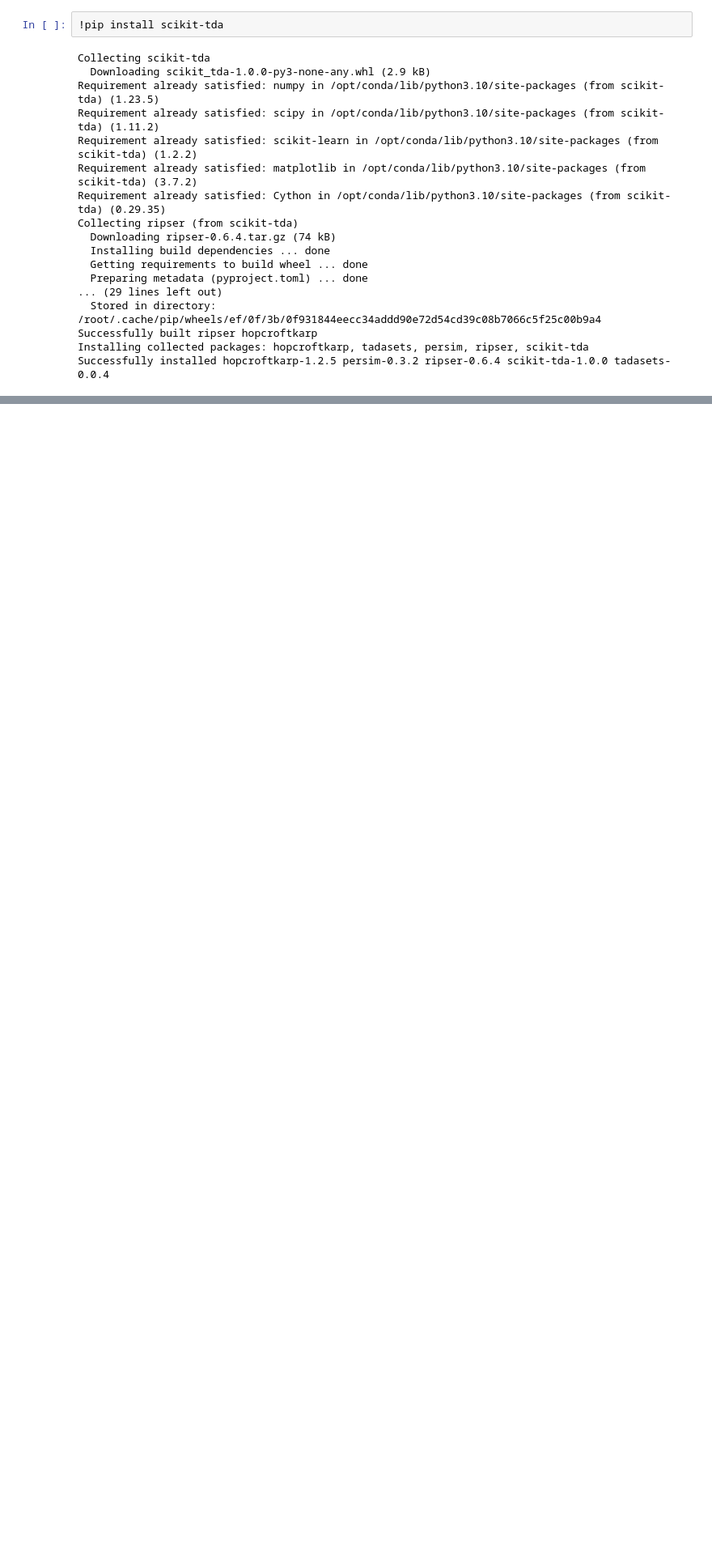
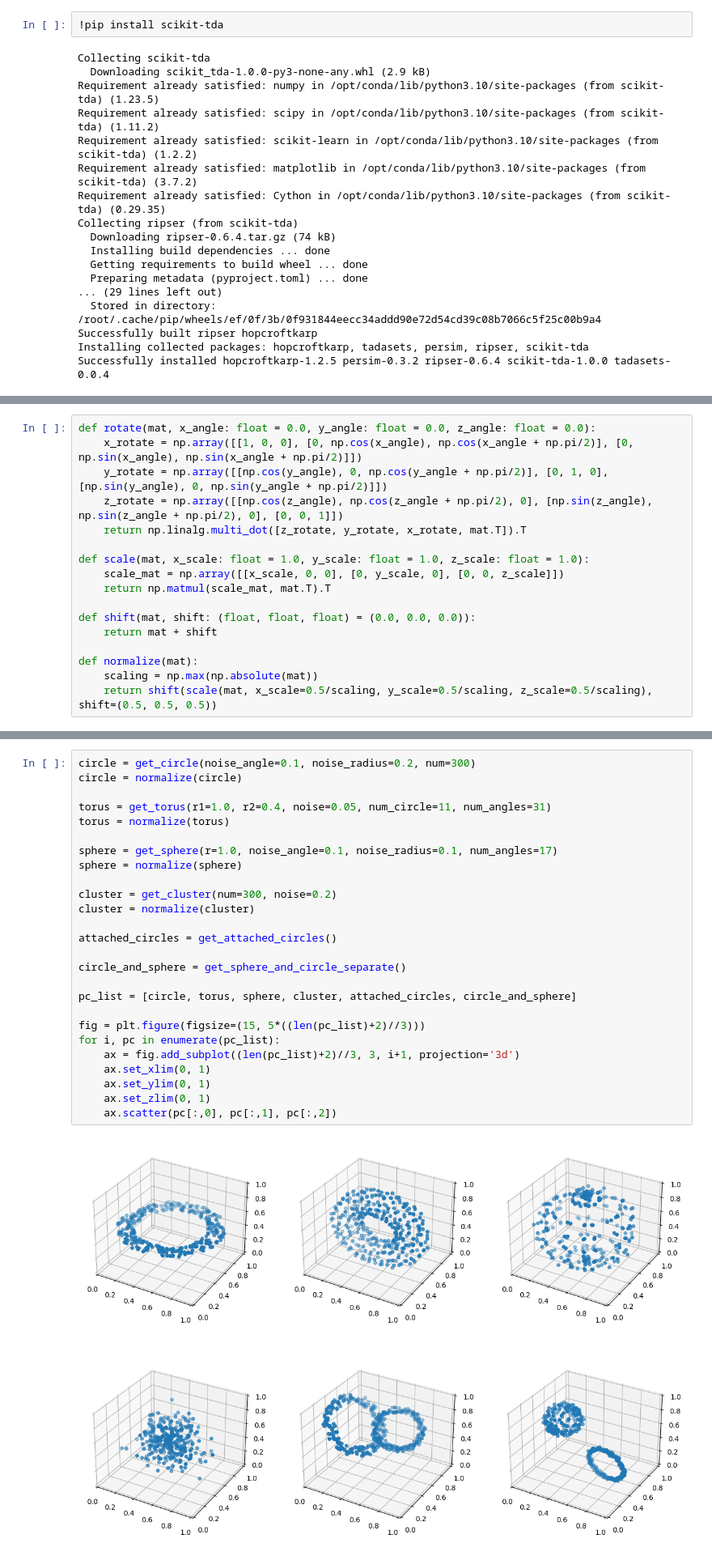
Before and after one commit to VillePuuska/KaggleExamples, a Jupyter notebook: tda-examples-mapper.ipynb, the cells around one changed output, grey strips where cells are left out. Shown: that part at 81% size. Cells and saved outputs as stored; diff of their text form; blank space fills up the shorter version.

```diff
--- a/tda-examples-mapper.ipynb
+++ b/tda-examples-mapper.ipynb
@@ -30,0 +39,17 @@ output_dir = "/kaggle/working"
+# %%
+def rotate(mat, x_angle: float = 0.0, y_angle: float = 0.0, z_angle: float = 0.0):
+    x_rotate = np.array([[1, 0, 0], [0, np.cos(x_angle), np.cos(x_angle + np.pi/2)], [0, np.sin(x_angle), np.sin(x_angle + np.pi/2)]])
+    y_rotate = np.array([[np.cos(y_angle), 0, np.cos(y_angle + np.pi/2)], [0, 1, 0], [np.sin(y_angle), 0, np.sin(y_angle + np.pi/2)]])
+    z_rotate = np.array([[np.cos(z_angle), np.cos(z_angle + np.pi/2), 0], [np.sin(z_angle), np.sin(z_angle + np.pi/2), 0], [0, 0, 1]])
+    return np.linalg.multi_dot([z_rotate, y_rotate, x_rotate, mat.T]).T
+
+def scale(mat, x_scale: float = 1.0, y_scale: float = 1.0, z_scale: float = 1.0):
+    scale_mat = np.array([[x_scale, 0, 0], [0, y_scale, 0], [0, 0, z_scale]])
+    return np.matmul(scale_mat, mat.T).T
+
+def shift(mat, shift: (float, float, float) = (0.0, 0.0, 0.0)):
+    return mat + shift
+
+def normalize(mat):
+    scaling = np.max(np.absolute(mat))
+    return shift(scale(mat, x_scale=0.5/scaling, y_scale=0.5/scaling, z_scale=0.5/scaling), shift=(0.5, 0.5, 0.5))
@@ -30,0 +150,28 @@ output_dir = "/kaggle/working"
+# %%
+circle = get_circle(noise_angle=0.1, noise_radius=0.2, num=300)
+circle = normalize(circle)
+
+torus = get_torus(r1=1.0, r2=0.4, noise=0.05, num_circle=11, num_angles=31)
+torus = normalize(torus)
+
+sphere = get_sphere(r=1.0, noise_angle=0.1, noise_radius=0.1, num_angles=17)
+sphere = normalize(sphere)
+
+cluster = get_cluster(num=300, noise=0.2)
+cluster = normalize(cluster)
+
+attached_circles = get_attached_circles()
+
+circle_and_sphere = get_sphere_and_circle_separate()
+
+pc_list = [circle, torus, sphere, cluster, attached_circles, circle_and_sphere]
+
+fig = plt.figure(figsize=(15, 5*((len(pc_list)+2)//3)))
+for i, pc in enumerate(pc_list):
+    ax = fig.add_subplot((len(pc_list)+2)//3, 3, i+1, projection='3d')
+    ax.set_xlim(0, 1)
+    ax.set_ylim(0, 1)
+    ax.set_zlim(0, 1)
+    ax.scatter(pc[:,0], pc[:,1], pc[:,2])
+# %% [output]
+[figure, added]
```
Also changed, not shown: parts of 8 cells of this notebook.
